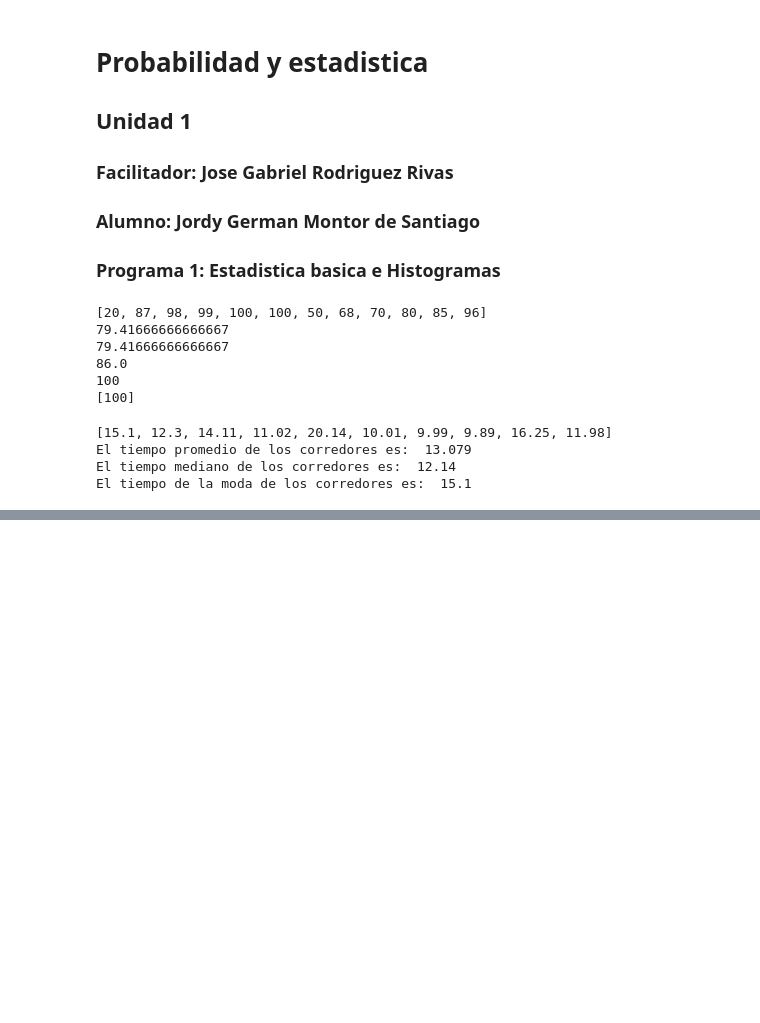
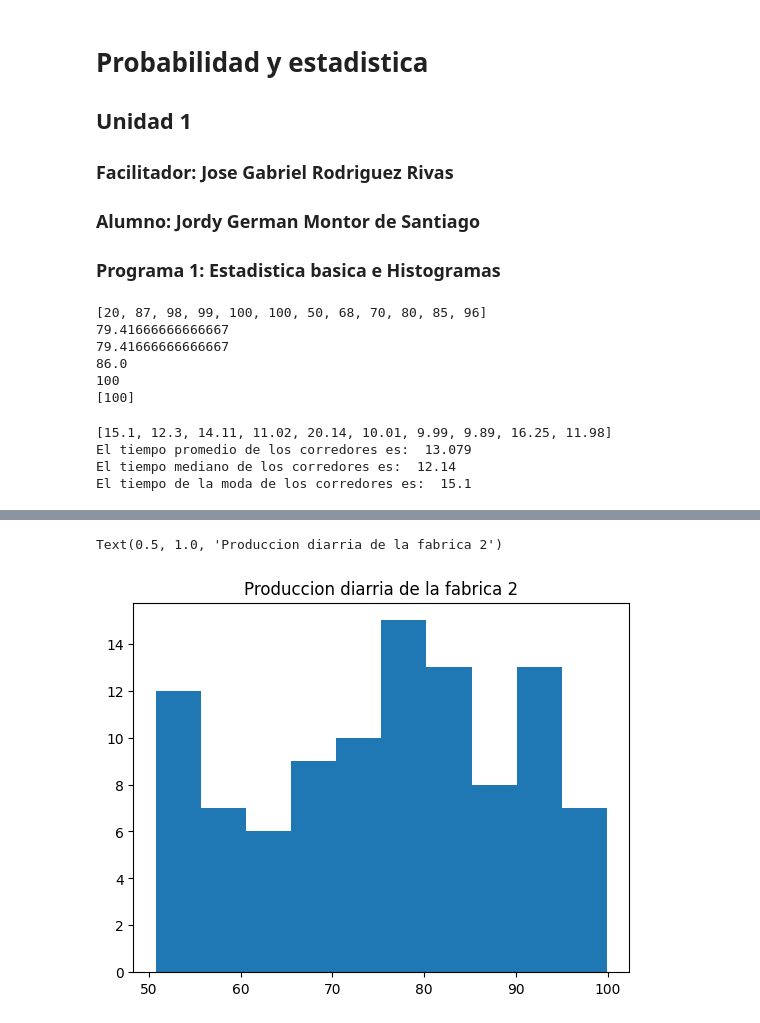
Before and after one commit to Jordy-HK/Probabilidad, a Jupyter notebook: Unidad1/Practica1.ipynb, the cells around one changed output, grey strips where cells are left out. Saved outputs shown, nothing was run; the diff lists cells and outputs as text; code cells hidden in the pictures; blank space fills up the shorter version.

```diff
--- a/Unidad1/Practica1.ipynb
+++ b/Unidad1/Practica1.ipynb
@@ -52,0 +67,7 @@ print(fabrica1)
+# %%
+import matplotlib.pyplot as plt
+plt.hist(fabrica2)
+plt.title("Produccion diarria de la fabrica 2")
+# %% [output]
+Text(0.5, 1.0, 'Produccion diarria de la fabrica 2')
+[figure, added]
```
Also changed, not shown: parts of 3 cells of this notebook.
